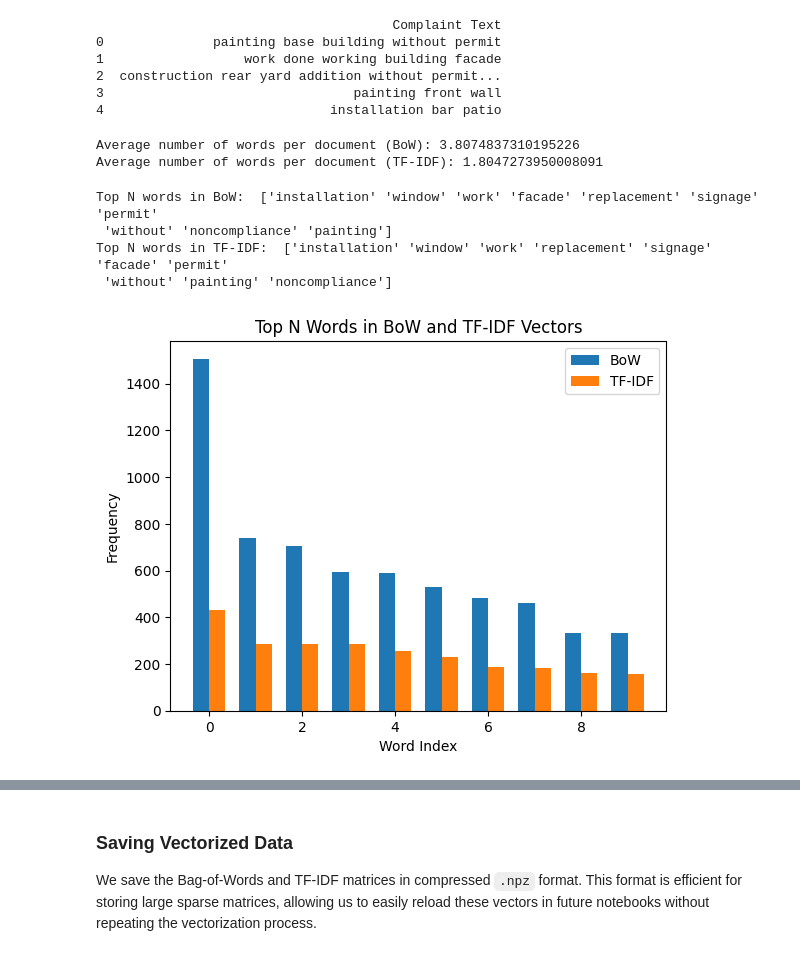
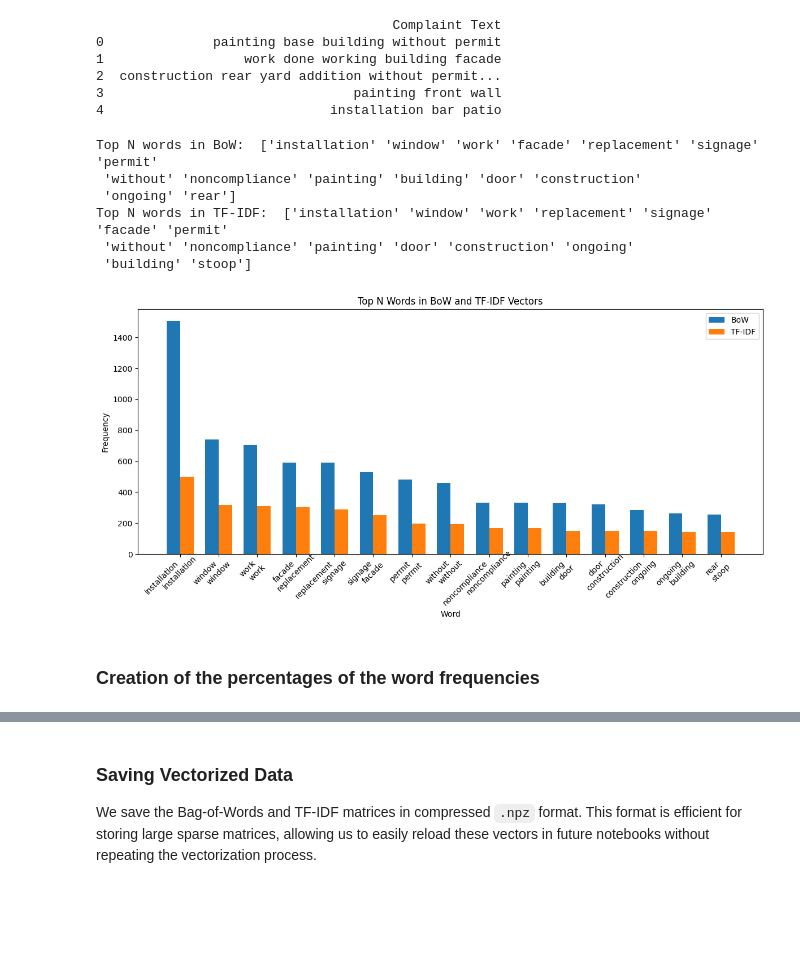
Before and after one commit to Ekewe/Project-Data-Analysis, a Jupyter notebook: notebooks/03-vectorization.ipynb, the cells around one changed output, grey strips where cells are left out. Saved outputs shown, nothing was run; the diff lists cells and outputs as text; code cells hidden in the pictures; blank space fills up the shorter version.

```diff
--- a/notebooks/03-vectorization.ipynb
+++ b/notebooks/03-vectorization.ipynb
@@ -37,68 +37,78 @@ print(complaints_df.head())
 4                             installation bar patio
 # %%
 # Initialize CountVectorizer
-vectorizer_bow = CountVectorizer()
+vectorizer_bow = CountVectorizer(max_features=400)
 
 # Fit and transform the complaint text to BoW vectors
 bow_vectors = vectorizer_bow.fit_transform(complaints_df['Complaint Text'])
 # %%
 # Initialize TfidfVectorizer
-vectorizer_tfidf = TfidfVectorizer()
+vectorizer_tfidf = TfidfVectorizer(max_features=400)
 
 # Fit and transform the complaint text to TF-IDF vectors
 tfidf_vectors = vectorizer_tfidf.fit_transform(complaints_df['Complaint Text'])
-# %%
-average_words_per_document_bow = np.mean(bow_vectors.toarray().sum(axis=1))
-average_words_per_document_tfidf = np.mean(tfidf_vectors.toarray().sum(axis=1))
-
-print("Average number of words per document (BoW):", average_words_per_document_bow)
-print("Average number of words per document (TF-IDF):", average_words_per_document_tfidf)
-# %% [output]
-Average number of words per document (BoW): 3.8074837310195226
-Average number of words per document (TF-IDF): 1.8047273950008091
 # %%
 # Here is an in-between step to visualize the two methods and their differences
 import matplotlib.pyplot as plt
 import numpy as np
 
-# Define constants
-N = 10
+# Define n° of top words to display
+N = 15
 
 # Get the word frequencies from the BoW and TF-IDF vectors
 bow_words = bow_vectors.toarray()
 tfidf_words = tfidf_vectors.toarray()
 
 # Get the feature names (i.e. the words) from the BoW and TF-IDF vectors
 bow_feature_names = vectorizer_bow.get_feature_names_out()
 tfidf_feature_names = vectorizer_tfidf.get_feature_names_out()
 
 # Get the indices of the top N words in the BoW and TF-IDF vectors
 bow_top_words = np.argsort(bow_words.sum(axis=0))[-N:][::-1]
 tfidf_top_words = np.argsort(tfidf_words.sum(axis=0))[-N:][::-1]
 
 # Get the word frequencies for the top N words in the BoW and TF-IDF vectors
 bow_word_frequencies = bow_words.sum(axis=0)[bow_top_words]
 tfidf_word_frequencies = tfidf_words.sum(axis=0)[tfidf_top_words]
 
 # Get the word names for the top N words in the BoW and TF-IDF vectors
 bow_top_word_names = bow_feature_names[bow_top_words]
 tfidf_top_word_names = tfidf_feature_names[tfidf_top_words]
 
 # Print top N words in BoW and TF-IDF vectors
 print("Top N words in BoW: ", bow_top_word_names)
 print("Top N words in TF-IDF: ", tfidf_top_word_names)
 
+x = np.arange(N)
+
+
 # Create grouped bar chart to compare top N word frequencies
-plt.bar(np.arange(N) - 0.35/2, bow_word_frequencies, 0.35, label='BoW')
-plt.bar(np.arange(N) + 0.35/2, tfidf_word_frequencies, 0.35, label='TF-IDF')
-plt.xlabel('Word Index')
-plt.ylabel('Frequency')
-plt.title('Top N Words in BoW and TF-IDF Vectors')
-plt.legend()
+fig, ax = plt.subplots(figsize=(12,6))
+ax.bar(x - 0.35/2, bow_word_frequencies, 0.35, label='BoW')
+ax.bar(x + 0.35/2, tfidf_word_frequencies, 0.35, label='TF-IDF')
+
+ax.set_xticks(x)
+ax.set_xticklabels(bow_top_word_names, rotation=45, ha='right')
+
+# Set the names next to each other for a more comprehensive view
+for i in range(N):
+    ax.text(x[i], -max(np.max(bow_word_frequencies), np.max(tfidf_word_frequencies)) * 0.08,
+            tfidf_top_word_names[i], ha='center', va='center', rotation=45, fontsize=10)
+
+# Labels and title
+ax.set_xlabel('Word')
+ax.set_ylabel('Frequency')
+ax.set_title('Top N Words in BoW and TF-IDF Vectors')
+ax.legend()
+plt.tight_layout()
 plt.show()
 # %% [output]
 Top N words in BoW:  ['installation' 'window' 'work' 'facade' 'replacement' 'signage' 'permit'
- 'without' 'noncompliance' 'painting']
+ 'without' 'noncompliance' 'painting' 'building' 'door' 'construction'
+ 'ongoing' 'rear']
 Top N words in TF-IDF:  ['installation' 'window' 'work' 'replacement' 'signage' 'facade' 'permit'
- 'without' 'painting' 'noncompliance']
+ 'without' 'noncompliance' 'painting' 'door' 'construction' 'ongoing'
+ 'building' 'stoop']
-[figure, old version]
+[figure, new version]
+# %% [markdown]
+### Creation of the percentages of the word frequencies
```
Also changed, not shown: parts of 2 cells of this notebook, 2 other files.
